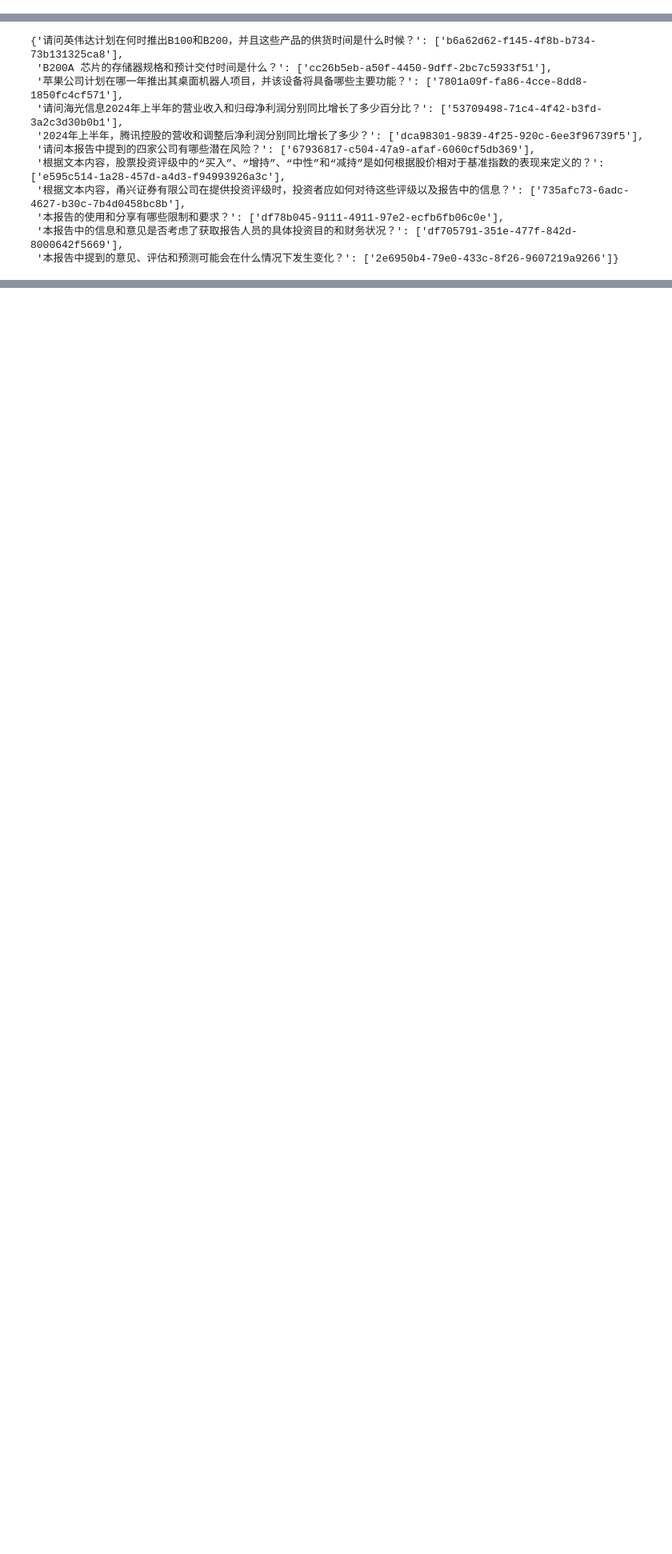
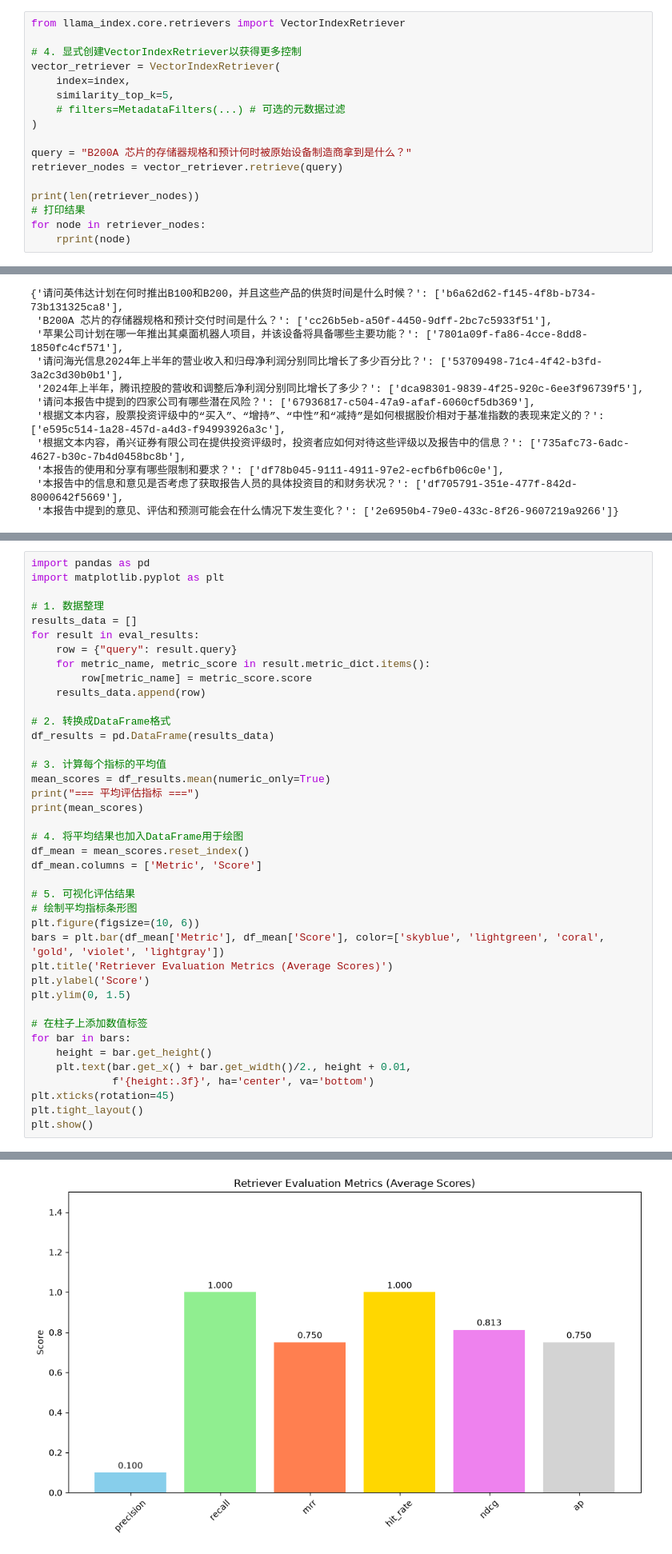
Before and after one commit to xiaoxunafeng/aliyun_agent, a Jupyter notebook: agent_code_files/part5-RAG入门/5. 大模型RAG检索生成和评估实战.ipynb, the cells around one changed output, grey strips where cells are left out. Shown at 80% size. Drawn from its saved outputs; the diff is of its cells as text; blank space fills up the shorter version.

```diff
--- a/agent_code_files/part5-RAG入门/5. 大模型RAG检索生成和评估实战.ipynb
+++ b/agent_code_files/part5-RAG入门/5. 大模型RAG检索生成和评估实战.ipynb
@@ -768,3 +905,20 @@ Content: 证 券 研 究 报 告 行 业 研 究
 AI 重点公司中报业绩：
 （1）工业富联：2024 年上半年，公司营业收入 2600.9 亿元，同比增长 28.7%，归母净利润 87.
 ============================================================
+# %%
+from llama_index.core.retrievers import VectorIndexRetriever
+
+# 4. 显式创建VectorIndexRetriever以获得更多控制
+vector_retriever = VectorIndexRetriever(
+    index=index,
+    similarity_top_k=5,
+    # filters=MetadataFilters(...) # 可选的元数据过滤
+)
+
+query = "B200A 芯片的存储器规格和预计何时被原始设备制造商拿到是什么？"
+retriever_nodes = vector_retriever.retrieve(query)
+
+print(len(retriever_nodes))
+# 打印结果
+for node in retriever_nodes:
+    rprint(node)
@@ -2150,3 +2998,44 @@ ndcg         0.791847
 ap           0.722727
 dtype: float64
 [figure]
+# %%
+import pandas as pd
+import matplotlib.pyplot as plt
+
+# 1. 数据整理
+results_data = []
+for result in eval_results:
+    row = {"query": result.query}
+    for metric_name, metric_score in result.metric_dict.items():
+        row[metric_name] = metric_score.score
+    results_data.append(row)
+
+# 2. 转换成DataFrame格式
+df_results = pd.DataFrame(results_data)
+
+# 3. 计算每个指标的平均值
+mean_scores = df_results.mean(numeric_only=True)
+print("=== 平均评估指标 ===")
+print(mean_scores)
+
+# 4. 将平均结果也加入DataFrame用于绘图
+df_mean = mean_scores.reset_index()
+df_mean.columns = ['Metric', 'Score']
+
+# 5. 可视化评估结果
+# 绘制平均指标条形图
+plt.figure(figsize=(10, 6))
+bars = plt.bar(df_mean['Metric'], df_mean['Score'], color=['skyblue', 'lightgreen', 'coral', 'gold', 'violet', 'lightgray'])
+plt.title('Retriever Evaluation Metrics (Average Scores)')
+plt.ylabel('Score')
+plt.ylim(0, 1.5)
+
+# 在柱子上添加数值标签
+for bar in bars:
+    height = bar.get_height()
+    plt.text(bar.get_x() + bar.get_width()/2., height + 0.01,
+             f'{height:.3f}', ha='center', va='bottom')
+plt.xticks(rotation=45)
+plt.tight_layout()
+plt.show()
+# %% [output]
@@ -2152,0 +3050 @@ dtype: float64
+[figure, added]
```
Also changed, not shown: parts of 40 cells of this notebook, 53 other files.
